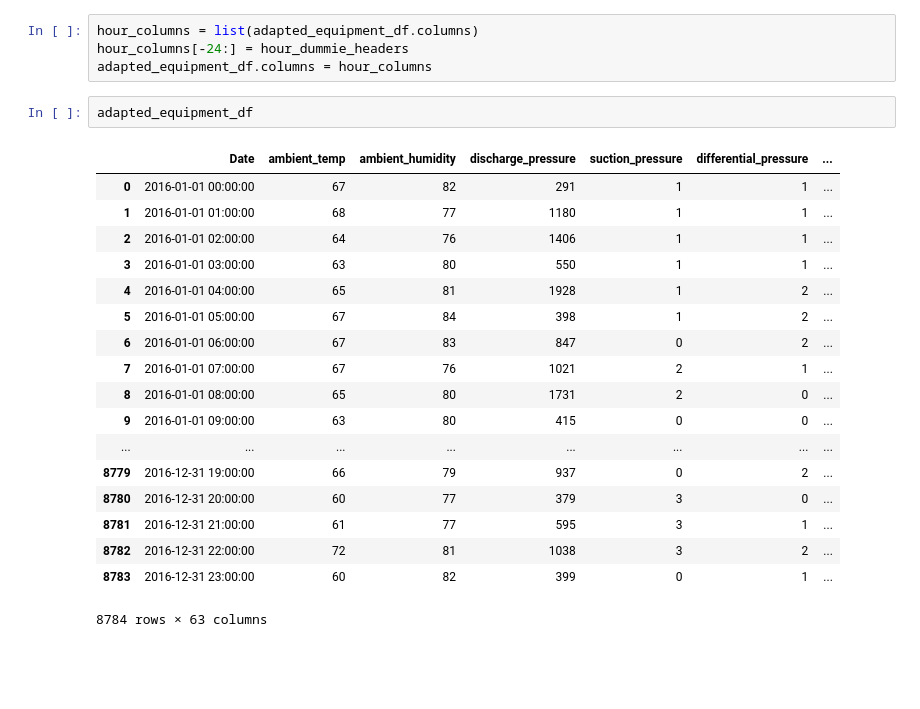
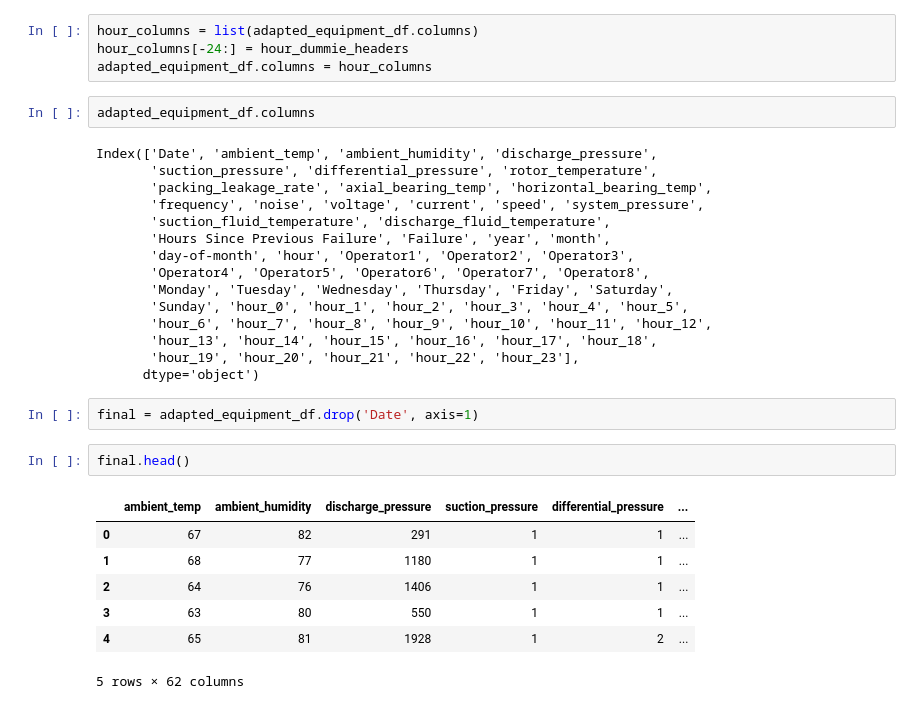
Before and after one commit to kurtrm/predicting_equipment_failure, a Jupyter notebook: equipment_failure_notebook.ipynb, the cells around one changed output. Saved outputs shown, nothing was run; the diff lists cells and outputs as text; blank space fills up the shorter version.

```diff
--- a/equipment_failure_notebook.ipynb
+++ b/equipment_failure_notebook.ipynb
@@ -179,23 +179,31 @@ hour_columns = list(adapted_equipment_df.columns)
 hour_columns[-24:] = hour_dummie_headers
 adapted_equipment_df.columns = hour_columns
 # %%
-adapted_equipment_df
+adapted_equipment_df.columns
 # %% [output]
-|  | Date | ambient_temp | ambient_humidity | discharge_pressure | suction_pressure | differential_pressure | ... |
-| 0 | 2016-01-01 00:00:00 | 67 | 82 | 291 | 1 | 1 | ... |
-| 1 | 2016-01-01 01:00:00 | 68 | 77 | 1180 | 1 | 1 | ... |
-| 2 | 2016-01-01 02:00:00 | 64 | 76 | 1406 | 1 | 1 | ... |
-| 3 | 2016-01-01 03:00:00 | 63 | 80 | 550 | 1 | 1 | ... |
-| 4 | 2016-01-01 04:00:00 | 65 | 81 | 1928 | 1 | 2 | ... |
-| 5 | 2016-01-01 05:00:00 | 67 | 84 | 398 | 1 | 2 | ... |
-| 6 | 2016-01-01 06:00:00 | 67 | 83 | 847 | 0 | 2 | ... |
-| 7 | 2016-01-01 07:00:00 | 67 | 76 | 1021 | 2 | 1 | ... |
-| 8 | 2016-01-01 08:00:00 | 65 | 80 | 1731 | 2 | 0 | ... |
-| 9 | 2016-01-01 09:00:00 | 63 | 80 | 415 | 0 | 0 | ... |
-| ... | ... | ... | ... | ... | ... | ... | ... |
-| 8779 | 2016-12-31 19:00:00 | 66 | 79 | 937 | 0 | 2 | ... |
-| 8780 | 2016-12-31 20:00:00 | 60 | 77 | 379 | 3 | 0 | ... |
-| 8781 | 2016-12-31 21:00:00 | 61 | 77 | 595 | 3 | 1 | ... |
-| 8782 | 2016-12-31 22:00:00 | 72 | 81 | 1038 | 3 | 2 | ... |
-| 8783 | 2016-12-31 23:00:00 | 60 | 82 | 399 | 0 | 1 | ... |
-8784 rows × 63 columns
+Index(['Date', 'ambient_temp', 'ambient_humidity', 'discharge_pressure',
+       'suction_pressure', 'differential_pressure', 'rotor_temperature',
+       'packing_leakage_rate', 'axial_bearing_temp', 'horizontal_bearing_temp',
+       'frequency', 'noise', 'voltage', 'current', 'speed', 'system_pressure',
+       'suction_fluid_temperature', 'discharge_fluid_temperature',
+       'Hours Since Previous Failure', 'Failure', 'year', 'month',
+       'day-of-month', 'hour', 'Operator1', 'Operator2', 'Operator3',
+       'Operator4', 'Operator5', 'Operator6', 'Operator7', 'Operator8',
+       'Monday', 'Tuesday', 'Wednesday', 'Thursday', 'Friday', 'Saturday',
+       'Sunday', 'hour_0', 'hour_1', 'hour_2', 'hour_3', 'hour_4', 'hour_5',
+       'hour_6', 'hour_7', 'hour_8', 'hour_9', 'hour_10', 'hour_11', 'hour_12',
+       'hour_13', 'hour_14', 'hour_15', 'hour_16', 'hour_17', 'hour_18',
+       'hour_19', 'hour_20', 'hour_21', 'hour_22', 'hour_23'],
+      dtype='object')
+# %%
+final = adapted_equipment_df.drop('Date', axis=1)
+# %%
+final.head()
+# %% [output]
+|  | ambient_temp | ambient_humidity | discharge_pressure | suction_pressure | differential_pressure | ... |
+| 0 | 67 | 82 | 291 | 1 | 1 | ... |
+| 1 | 68 | 77 | 1180 | 1 | 1 | ... |
+| 2 | 64 | 76 | 1406 | 1 | 1 | ... |
+| 3 | 63 | 80 | 550 | 1 | 1 | ... |
+| 4 | 65 | 81 | 1928 | 1 | 2 | ... |
+5 rows × 62 columns
```
Also changed, not shown: parts of 4 cells of this notebook.
